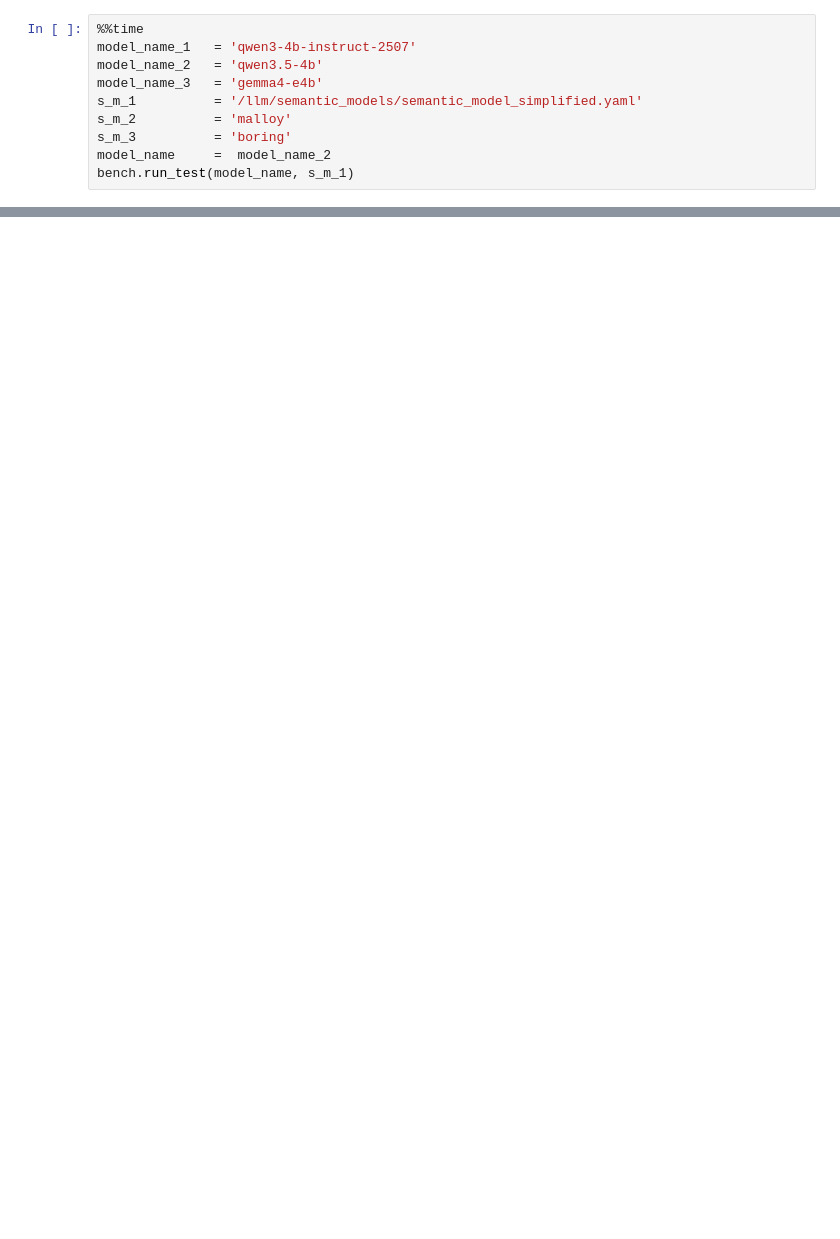
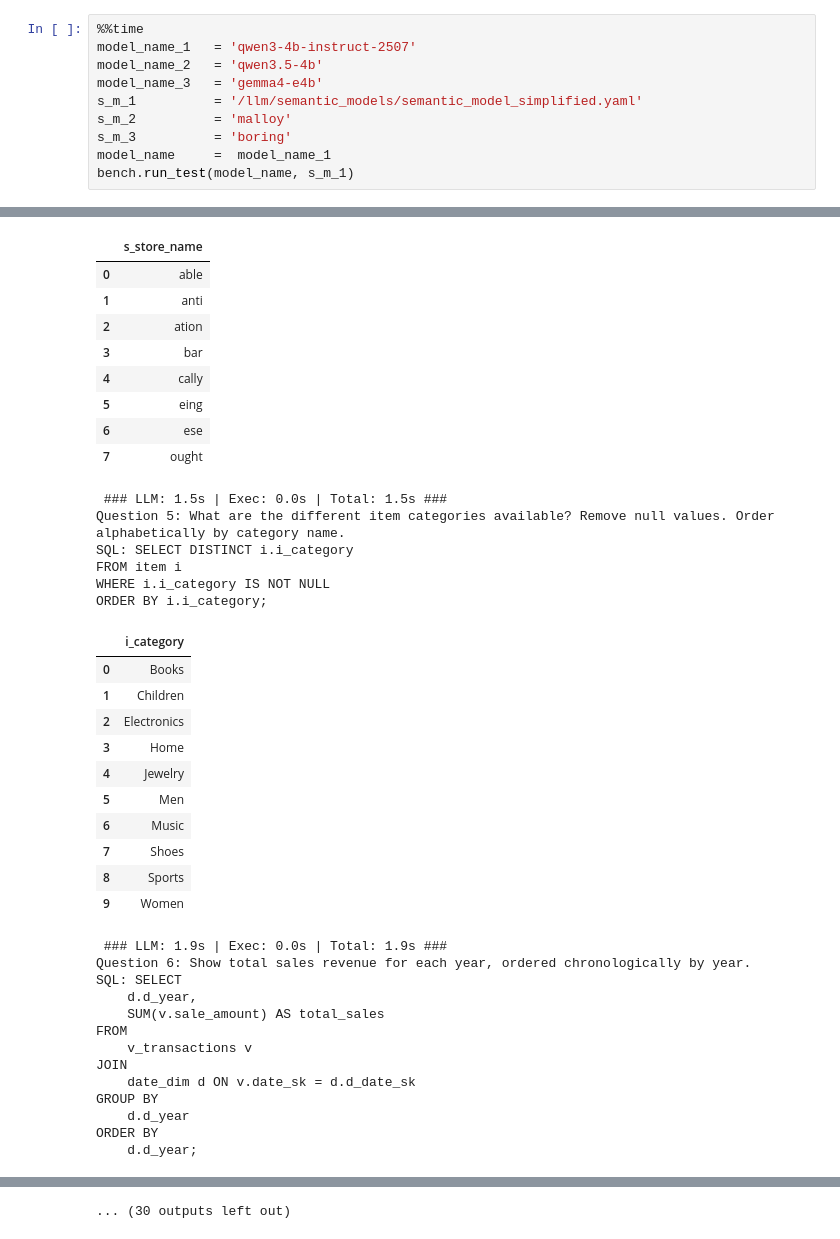
Before and after one commit to djouallah/semantic_sql_testing, a Jupyter notebook: SLM_SQL_test.ipynb, the cells around one changed output, grey strips where cells are left out. Drawn from its saved outputs; the diff is of its cells as text; blank space fills up the shorter version.

```diff
--- a/SLM_SQL_test.ipynb
+++ b/SLM_SQL_test.ipynb
@@ -11,5 +19,6 @@ model_name_3   = 'gemma4-e4b'
 s_m_1          = '/llm/semantic_models/semantic_model_simplified.yaml'
 s_m_2          = 'malloy'
 s_m_3          = 'boring'
-model_name     =  model_name_2
+model_name     =  model_name_1
 bench.run_test(model_name, s_m_1)
+# %% [output]
@@ -15,0 +62,39 @@ bench.run_test(model_name, s_m_1)
+|  | s_store_name |
+| 0 | able |
+| 1 | anti |
+| 2 | ation |
+| 3 | bar |
+| 4 | cally |
+| 5 | eing |
+| 6 | ese |
+| 7 | ought |
+ ### LLM: 1.5s | Exec: 0.0s | Total: 1.5s ###
+Question 5: What are the different item categories available? Remove null values. Order alphabetically by category name.
+SQL: SELECT DISTINCT i.i_category
+FROM item i
+WHERE i.i_category IS NOT NULL
+ORDER BY i.i_category;
+|  | i_category |
+| 0 | Books |
+| 1 | Children |
+| 2 | Electronics |
+| 3 | Home |
+| 4 | Jewelry |
+| 5 | Men |
+| 6 | Music |
+| 7 | Shoes |
+| 8 | Sports |
+| 9 | Women |
+ ### LLM: 1.9s | Exec: 0.0s | Total: 1.9s ###
+Question 6: Show total sales revenue for each year, ordered chronologically by year.
+SQL: SELECT
+    d.d_year,
+    SUM(v.sale_amount) AS total_sales
+FROM
+    v_transactions v
+JOIN
+    date_dim d ON v.date_sk = d.d_date_sk
+GROUP BY
+    d.d_year
+ORDER BY
+    d.d_year;
@@ -16 +108,2 @@ bench.run_test(model_name, s_m_1)
+... (30 outputs left out)
 # %%
```
Also changed, not shown: parts of 6 cells of this notebook, 18 other files.
